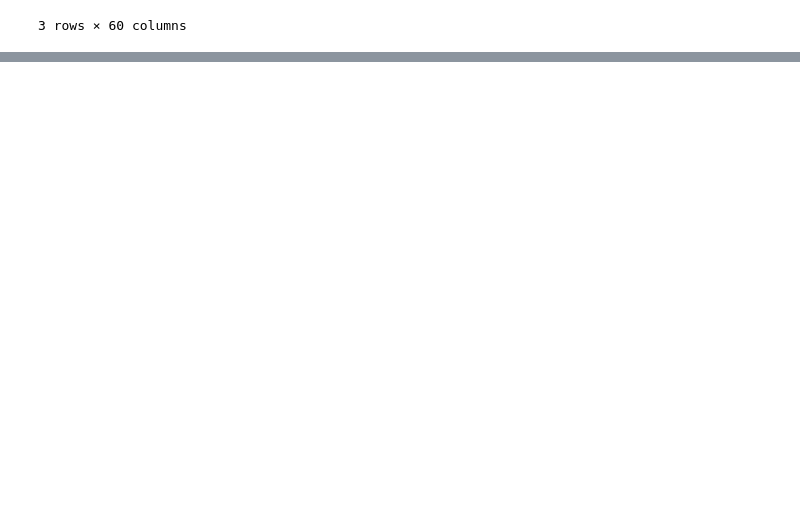
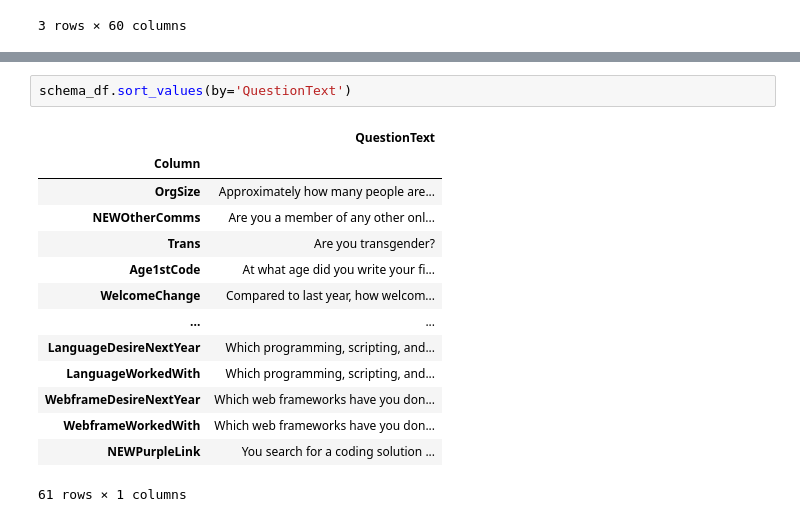
Before and after one commit to atrox3d/coreyschafer-pandas, a Jupyter notebook: part3.ipynb, the cells around one changed output, grey strips where cells are left out. Saved outputs shown, nothing was run; the diff lists cells and outputs as text; blank space fills up the shorter version.

```diff
--- a/part3.ipynb
+++ b/part3.ipynb
@@ -38,0 +121,17 @@ survey_df = pd.read_csv('data/survey_results_public.csv', index_col='Respondent'
+# %%
+schema_df.sort_values(by='QuestionText')
+# %% [output]
+|  | QuestionText |
+| Column |  |
+| OrgSize | Approximately how many people are... |
+| NEWOtherComms | Are you a member of any other onl... |
+| Trans | Are you transgender? |
+| Age1stCode | At what age did you write your fi... |
+| WelcomeChange | Compared to last year, how welcom... |
+| ... | ... |
+| LanguageDesireNextYear | Which programming, scripting, and... |
+| LanguageWorkedWith | Which programming, scripting, and... |
+| WebframeDesireNextYear | Which web frameworks have you don... |
+| WebframeWorkedWith | Which web frameworks have you don... |
+| NEWPurpleLink | You search for a coding solution ... |
+61 rows × 1 columns
```
Also changed, not shown: parts of 14 cells of this notebook.
